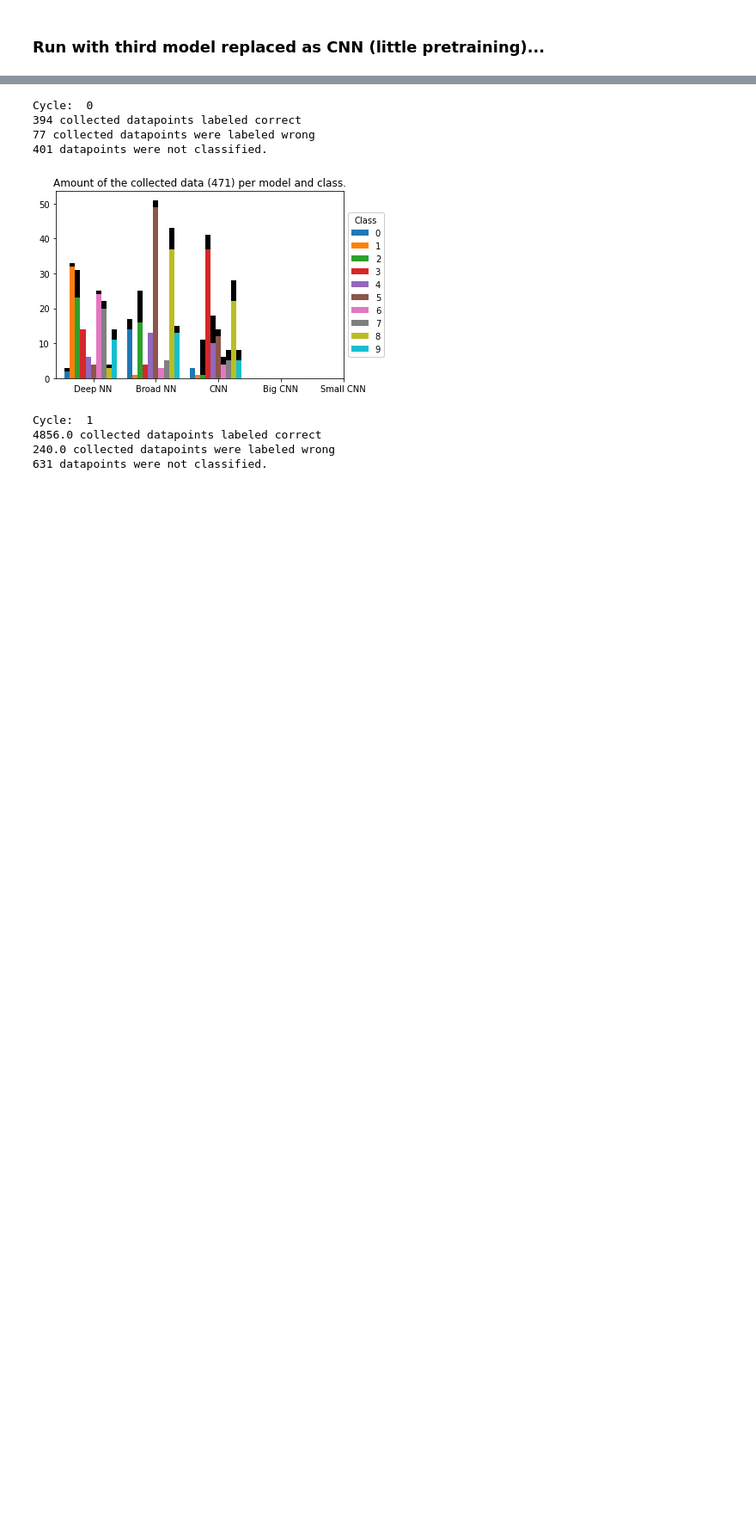
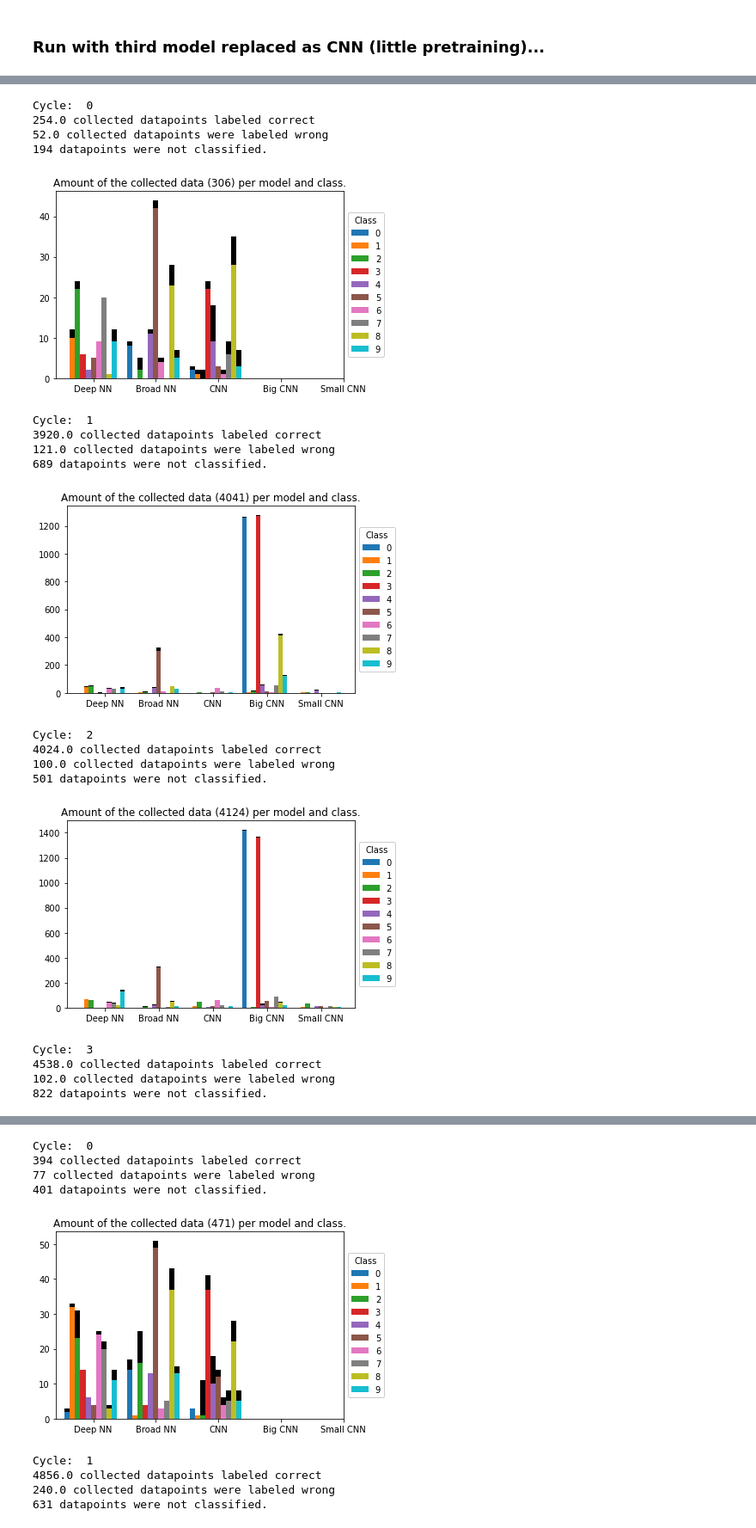
Before and after one commit to fheitzer/BAThesis-code, a Jupyter notebook: notebooks/main.ipynb, the cells around one changed output, grey strips where cells are left out. Shown at 86% size. Drawn from its saved outputs; the diff is of its cells as text; code cells hidden in the pictures; blank space fills up the shorter version.

```diff
--- a/notebooks/main.ipynb
+++ b/notebooks/main.ipynb
@@ -135,0 +212,22 @@ LOSS nan ::: ACC 0.8285171482851715
+# %%
+utils.plot_cycles_oneline(ensemble, "Longcovid_r90_e1_b1_c90_d15000")
+# %% [output]
+Cycle:  0
+254.0 collected datapoints labeled correct
+52.0 collected datapoints were labeled wrong
+194 datapoints were not classified.
+[figure, added]
+Cycle:  1
+3920.0 collected datapoints labeled correct
+121.0 collected datapoints were labeled wrong
+689 datapoints were not classified.
+[figure, added]
+Cycle:  2
+4024.0 collected datapoints labeled correct
+100.0 collected datapoints were labeled wrong
+501 datapoints were not classified.
+[figure, added]
+Cycle:  3
+4538.0 collected datapoints labeled correct
+102.0 collected datapoints were labeled wrong
+822 datapoints were not classified.
```
Also changed, not shown: parts of 10 cells of this notebook, 14 other files.
